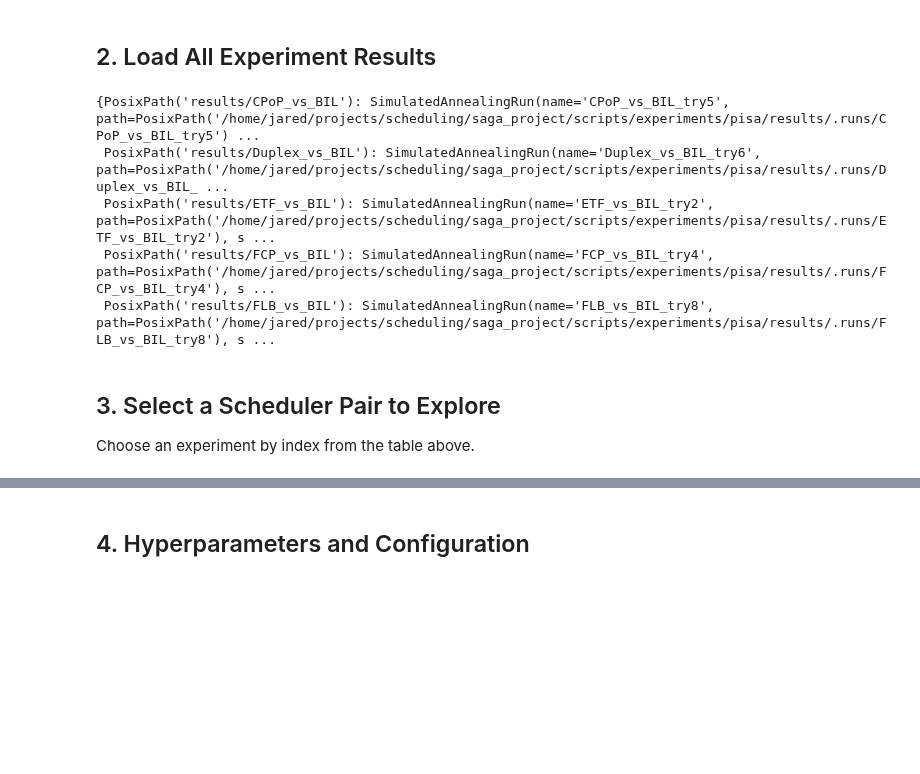
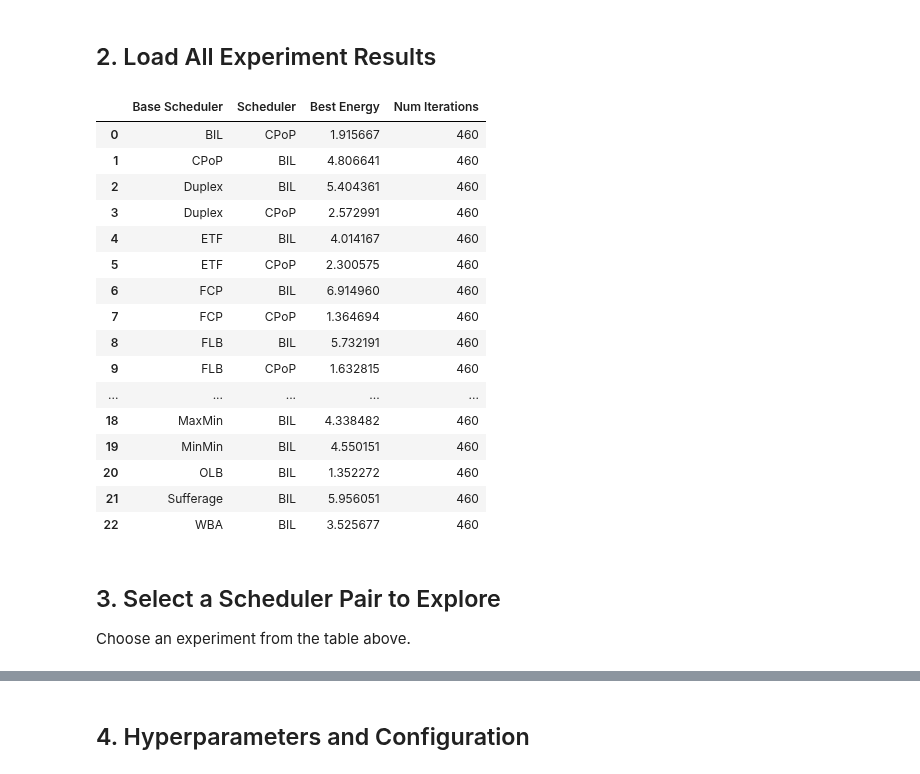
Before and after one commit to ANRGUSC/saga, a Jupyter notebook: scripts/experiments/pisa/explore_results.ipynb, the cells around one changed output, grey strips where cells are left out. Drawn from its saved outputs; the diff is of its cells as text; code cells hidden in the pictures; blank space fills up the shorter version.

```diff
--- a/scripts/experiments/pisa/explore_results.ipynb
+++ b/scripts/experiments/pisa/explore_results.ipynb
@@ -38,38 +39,59 @@ results_dir = pathlib.Path("results")
 # %%
 from typing import Dict
 
 
 def get_available_experiments(results_dir: pathlib.Path) -> Dict[pathlib.Path, SimulatedAnnealingRun]:
     """Get list of all available experiment pairs."""
     experiments: Dict[pathlib.Path, SimulatedAnnealingRun] = {}
 
     for run_dir in sorted(results_dir.glob("*_vs_*")):
         if not run_dir.is_dir():
             continue
 
         run_json = run_dir / "run.json"
         if not run_json.exists():
             continue
 
         parts = run_dir.name.split("_vs_")
         if len(parts) == 2:
             experiments[run_dir] = SimulatedAnnealingRun.model_validate_json(run_json.read_text())
 
     return experiments
 
 # Load available experiments
 experiments = get_available_experiments(results_dir)
-experiments
+experiments_df = pd.DataFrame([
+        [
+            experiment.base_scheduler, experiment.scheduler,
+            experiment.best_iteration.current_energy, experiment.num_iterations
+        ]
+        for experiment in experiments.values()
+    ],
+    columns=["Base Scheduler", "Scheduler", "Best Energy", "Num Iterations"]
+)
+experiments_df
 # %% [output]
-{PosixPath('results/CPoP_vs_BIL'): SimulatedAnnealingRun(name='CPoP_vs_BIL_try5', path=PosixPath('/home/jared/projects/scheduling/saga_project/scripts/experiments/pisa/results/.runs/CPoP_vs_BIL_try5') ...
- PosixPath('results/Duplex_vs_BIL'): SimulatedAnnealingRun(name='Duplex_vs_BIL_try6', path=PosixPath('/home/jared/projects/scheduling/saga_project/scripts/experiments/pisa/results/.runs/Duplex_vs_BIL_ ...
- PosixPath('results/ETF_vs_BIL'): SimulatedAnnealingRun(name='ETF_vs_BIL_try2', path=PosixPath('/home/jared/projects/scheduling/saga_project/scripts/experiments/pisa/results/.runs/ETF_vs_BIL_try2'), s ...
- PosixPath('results/FCP_vs_BIL'): SimulatedAnnealingRun(name='FCP_vs_BIL_try4', path=PosixPath('/home/jared/projects/scheduling/saga_project/scripts/experiments/pisa/results/.runs/FCP_vs_BIL_try4'), s ...
- PosixPath('results/FLB_vs_BIL'): SimulatedAnnealingRun(name='FLB_vs_BIL_try8', path=PosixPath('/home/jared/projects/scheduling/saga_project/scripts/experiments/pisa/results/.runs/FLB_vs_BIL_try8'), s ...
+|  | Base Scheduler | Scheduler | Best Energy | Num Iterations |
+| 0 | BIL | CPoP | 1.915667 | 460 |
+| 1 | CPoP | BIL | 4.806641 | 460 |
+| 2 | Duplex | BIL | 5.404361 | 460 |
+| 3 | Duplex | CPoP | 2.572991 | 460 |
+| 4 | ETF | BIL | 4.014167 | 460 |
+| 5 | ETF | CPoP | 2.300575 | 460 |
+| 6 | FCP | BIL | 6.914960 | 460 |
+| 7 | FCP | CPoP | 1.364694 | 460 |
+| 8 | FLB | BIL | 5.732191 | 460 |
+| 9 | FLB | CPoP | 1.632815 | 460 |
+| ... | ... | ... | ... | ... |
+| 18 | MaxMin | BIL | 4.338482 | 460 |
+| 19 | MinMin | BIL | 4.550151 | 460 |
+| 20 | OLB | BIL | 1.352272 | 460 |
+| 21 | Sufferage | BIL | 5.956051 | 460 |
+| 22 | WBA | BIL | 3.525677 | 460 |
 # %% [markdown]
 ## 3. Select a Scheduler Pair to Explore
 
-Choose an experiment by index from the table above.
+Choose an experiment from the table above.
 # %%
 base_scheduler, scheduler = 'CPoP', 'BIL'
 
```
Also changed, not shown: parts of 5 cells of this notebook, 2 other files.
